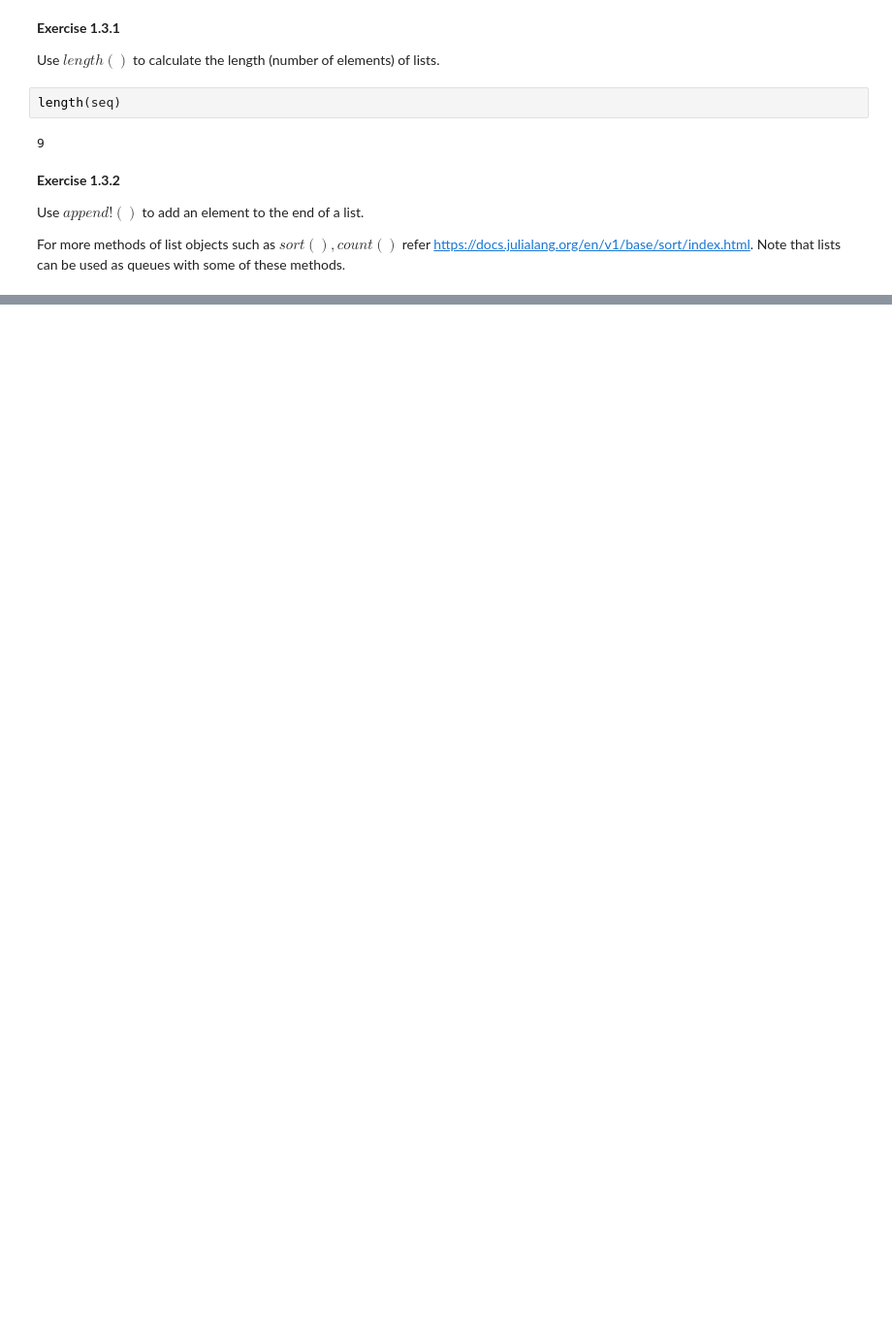
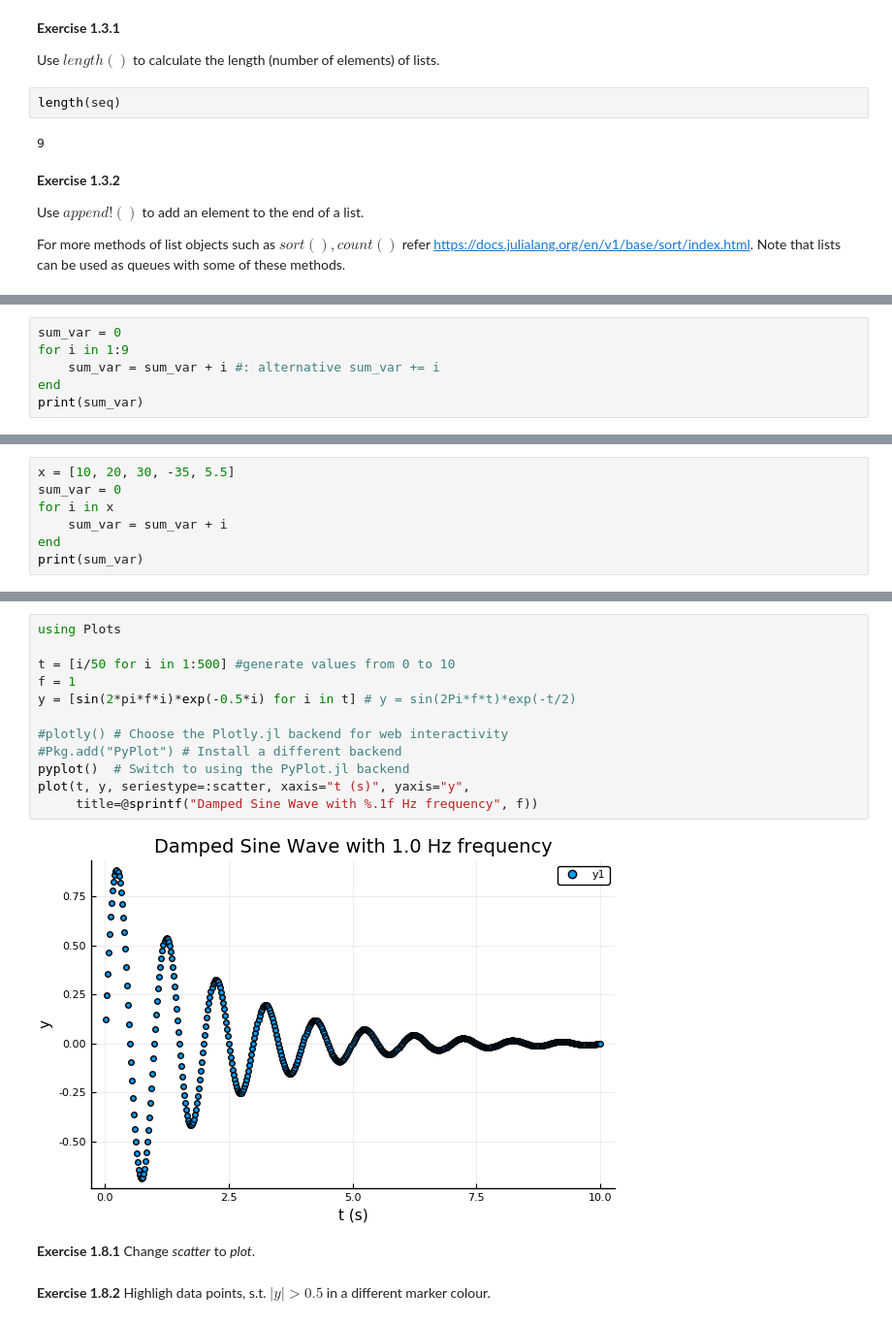
Before and after one commit to co234/AML_using_Julia, a Jupyter notebook: Lab01.ipynb, the cells around one changed output, grey strips where cells are left out. Shown at 97% size. Saved outputs shown, nothing was run; the diff lists cells and outputs as text; blank space fills up the shorter version.

```diff
--- a/Lab01.ipynb
+++ b/Lab01.ipynb
@@ -118,0 +196,6 @@ println(fruitSalad)
+# %%
+sum_var = 0
+for i in 1:9
+    sum_var = sum_var + i #: alternative sum_var += i
+end
+print(sum_var)
@@ -118,0 +204,7 @@ println(fruitSalad)
+# %%
+x = [10, 20, 30, -35, 5.5]
+sum_var = 0
+for i in x
+    sum_var = sum_var + i
+end
+print(sum_var)
@@ -118,0 +270,20 @@ println(fruitSalad)
+# %%
+using Plots
+
+t = [i/50 for i in 1:500] #generate values from 0 to 10
+f = 1
+y = [sin(2*pi*f*i)*exp(-0.5*i) for i in t] # y = sin(2Pi*f*t)*exp(-t/2)
+
+#plotly() # Choose the Plotly.jl backend for web interactivity
+#Pkg.add("PyPlot") # Install a different backend
+pyplot()  # Switch to using the PyPlot.jl backend
+plot(t, y, seriestype=:scatter, xaxis="t (s)", yaxis="y",
+     title=@sprintf("Damped Sine Wave with %.1f Hz frequency", f))
+# %% [output]
+[figure, added]
+# %% [markdown]
+**Exercise 1.8.1**
+Change *scatter* to *plot*.
+# %% [markdown]
+**Exercise 1.8.2**
+Highligh data points, s.t. $|y|>0.5$ in a different marker colour.
```
Also changed, not shown: parts of 58 cells of this notebook, 1 other file.
